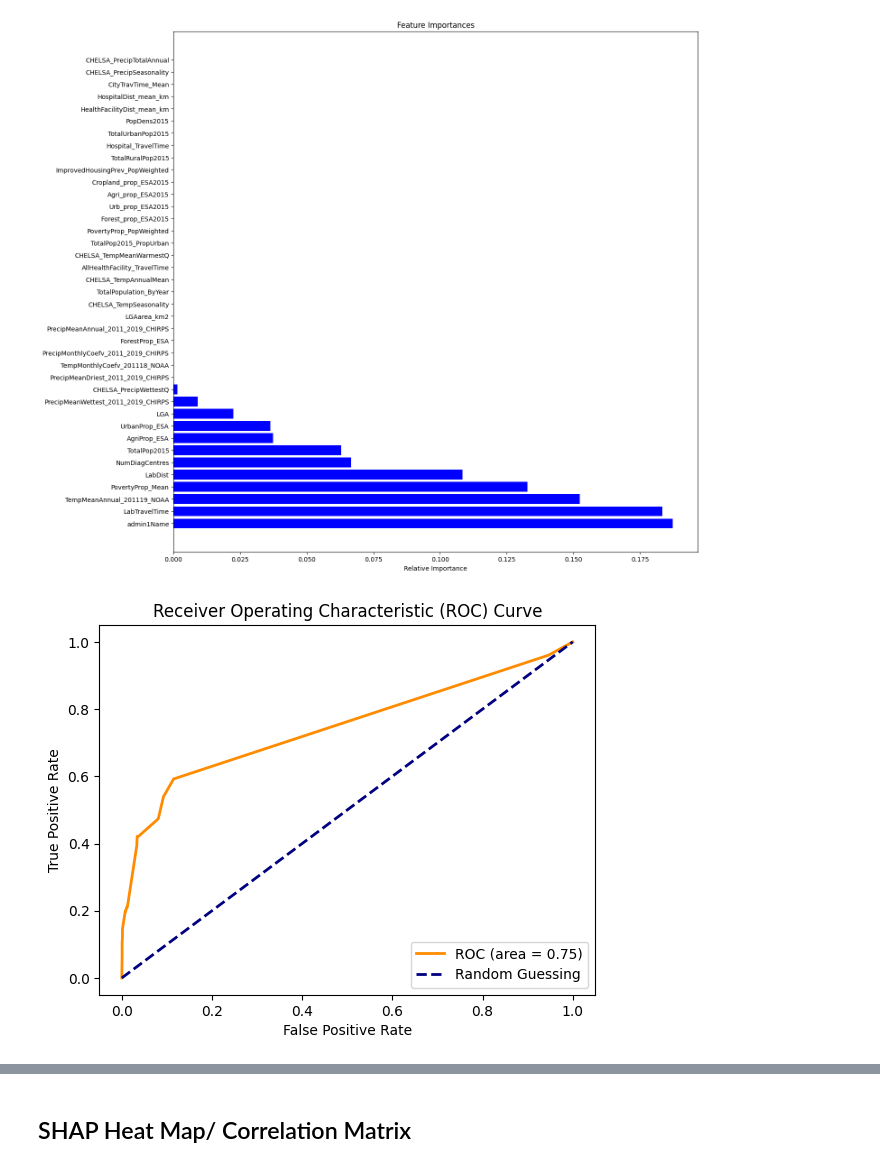
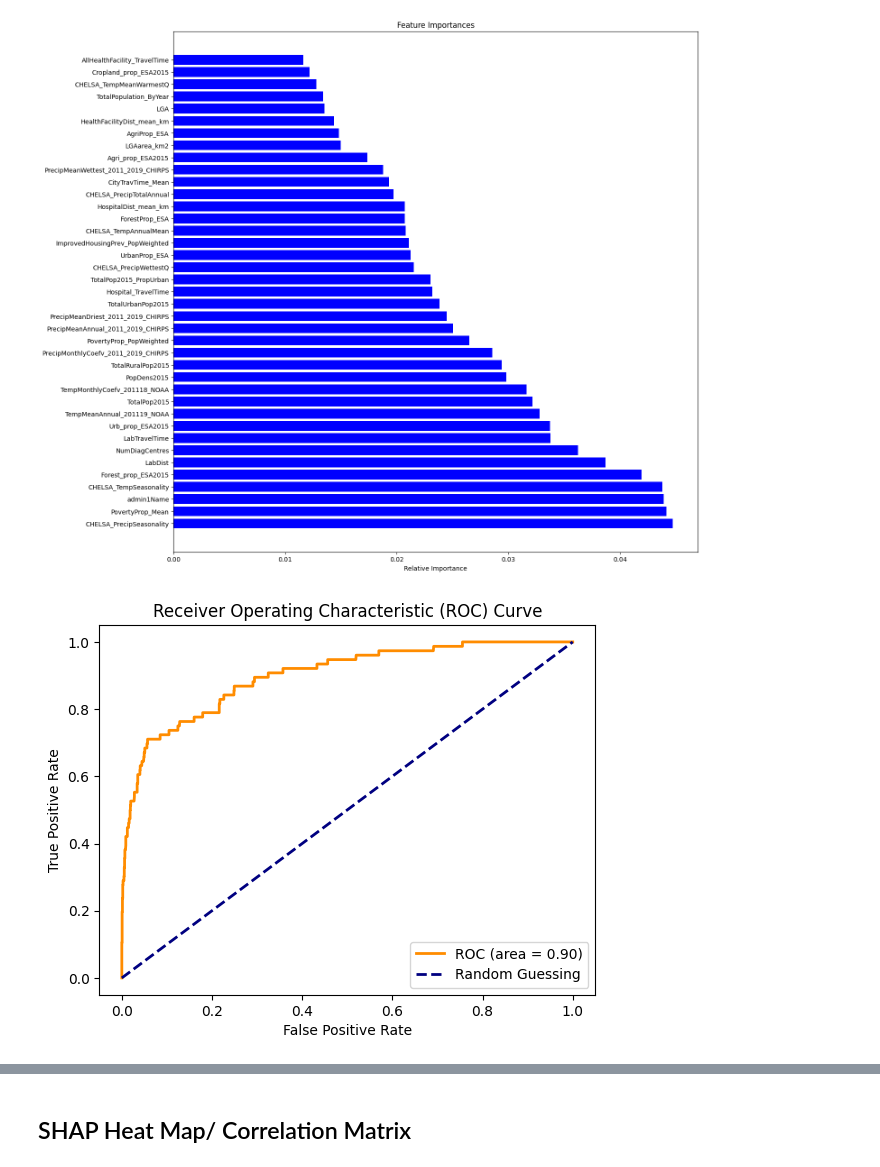
Before and after one commit to DQ4781/LF-ShapAnalysis, a Jupyter notebook: notebooks/xgb.ipynb, the cells around one changed output, grey strips where cells are left out. Cells and saved outputs as stored; diff of their text form; code cells hidden in the pictures.

```diff
--- a/notebooks/xgb.ipynb
+++ b/notebooks/xgb.ipynb
@@ -95,0 +100,20 @@ x_train, x_test, y_train, y_test = train_test_split(x, y, random_state=42)
+# %%
+from sklearn.model_selection import GridSearchCV, RandomizedSearchCV
+param_grid = {  'max_depth': [4,6,8],
+                'n_estimators': [100, 200, 300],
+                'learning_rate': [0.1, 0.01, 0.001]
+            }
+
+# LEARNING RATE SHOULD NOT BE RANDINT, SHOULD BE SOME SORT OF RANDFLOAT
+param_dist = {'n_estimators': randint(100, 500),
+              'max_depth': randint(1,20),
+              'learning_rate': randint(0.001, 0.11)}
+
+model = XGBClassifier(objective='binary:logistic')
+# %%
+search_cv = RandomizedSearchCV(model, param_grid, cv=5, n_iter=10)
+search_cv.fit(x_train, y_train)
+best_params = search_cv.best_params_
+best_model = search_cv.best_estimator_
+
+print(best_model.score(x_test, y_test))
@@ -95,0 +122,6 @@ x_train, x_test, y_train, y_test = train_test_split(x, y, random_state=42)
+# %%
+search_cv = GridSearchCV(model, param_grid=param_grid, cv=5)
+search_cv.fit(x_train, y_train)
+best_model = search_cv.best_estimator_
+
+best_model.score(x_test, y_test)
@@ -96,4 +130,4 @@ x_train, x_test, y_train, y_test = train_test_split(x, y, random_state=42)
 # %%
-clf = XGBClassifier(n_estimators=2, max_depth=4, learning_rate=0.01, objective='binary:logistic')
-clf.fit(x_train, y_train)
+best_model.fit(x_train, y_train)
+best_model.score(x_test, y_test)
 # %% [output]
@@ -203,24 +224,24 @@ Recall and F-score are ill-defined and being set to 0.0 in labels with no true s
 # %%
 features = x_test.columns
-importances = clf.feature_importances_
+importances = best_model.feature_importances_
 indices = np.argsort(importances)[::-1]
 
 fig, ax = plt.subplots(figsize=(15,15))
 
 ax.set_title("Feature Importances")
 ax.barh(range(len(indices)), importances[indices], color='b', align='center')
 ax.set_yticks(range(len(indices)), [features[i] for i in indices])
 ax.set_xlabel('Relative Importance')
 plt.show()
 # %% [output]
-[figure, old version]
+[figure, new version]
 # %%
 from sklearn.metrics import roc_curve, auc
 # Do we need this line?
 # yer = clf.predict_proba(x_test)
 
 # AUC / ROC for 2012-2017
-y_score = clf.predict_proba(x_test)[:, 1]
+y_score = best_model.predict_proba(x_test)[:, 1]
 
 fpr, tpr, thresholds = roc_curve(y_test, y_score)
 roc_auc = auc(fpr, tpr)
@@ -234,6 +255,6 @@ plt.title('Receiver Operating Characteristic (ROC) Curve')
 plt.legend(loc="lower right")
 plt.show()
 # %% [output]
-[figure, old version]
+[figure, new version]
 # %%
 # AUC / ROC for 2018
```
Also changed, not shown: parts of 24 cells of this notebook.
